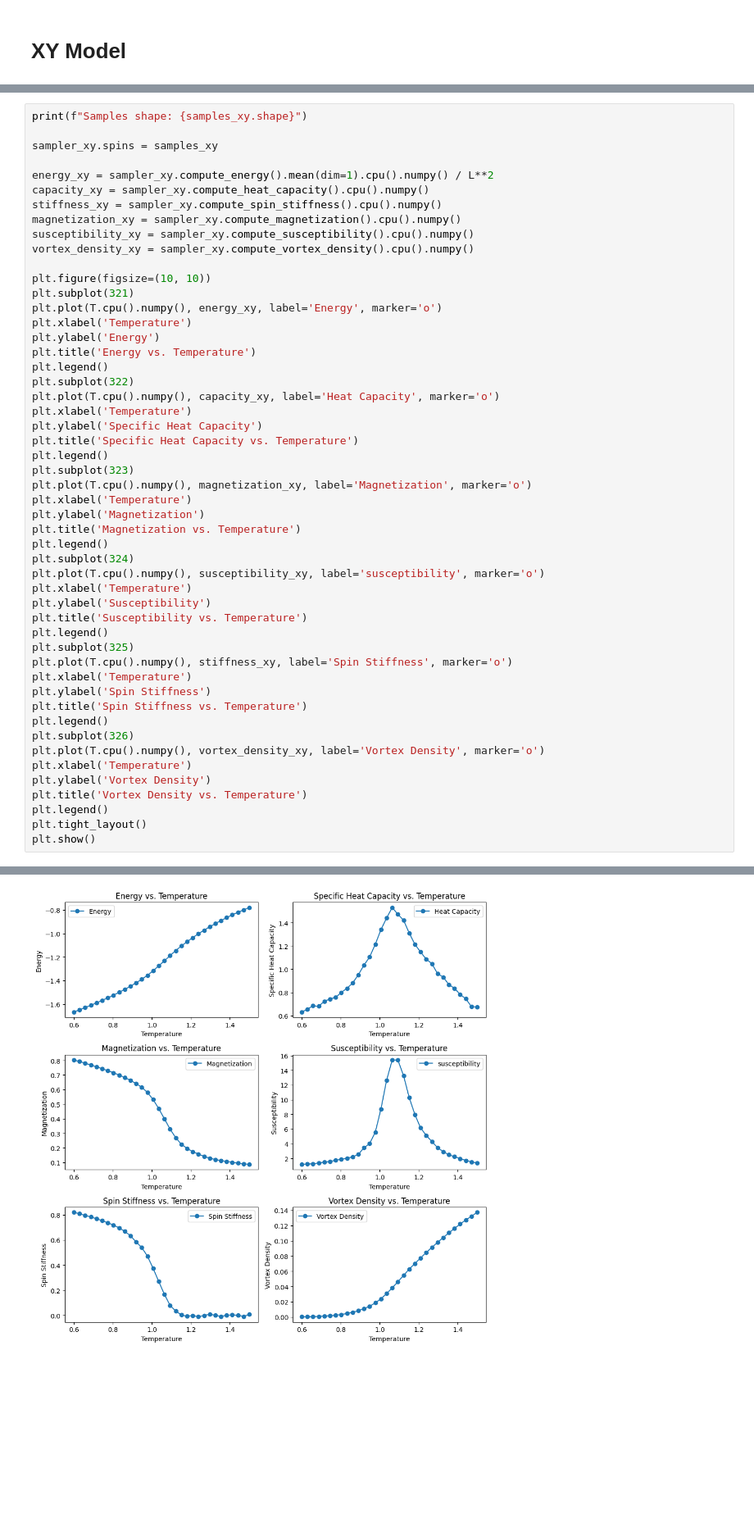
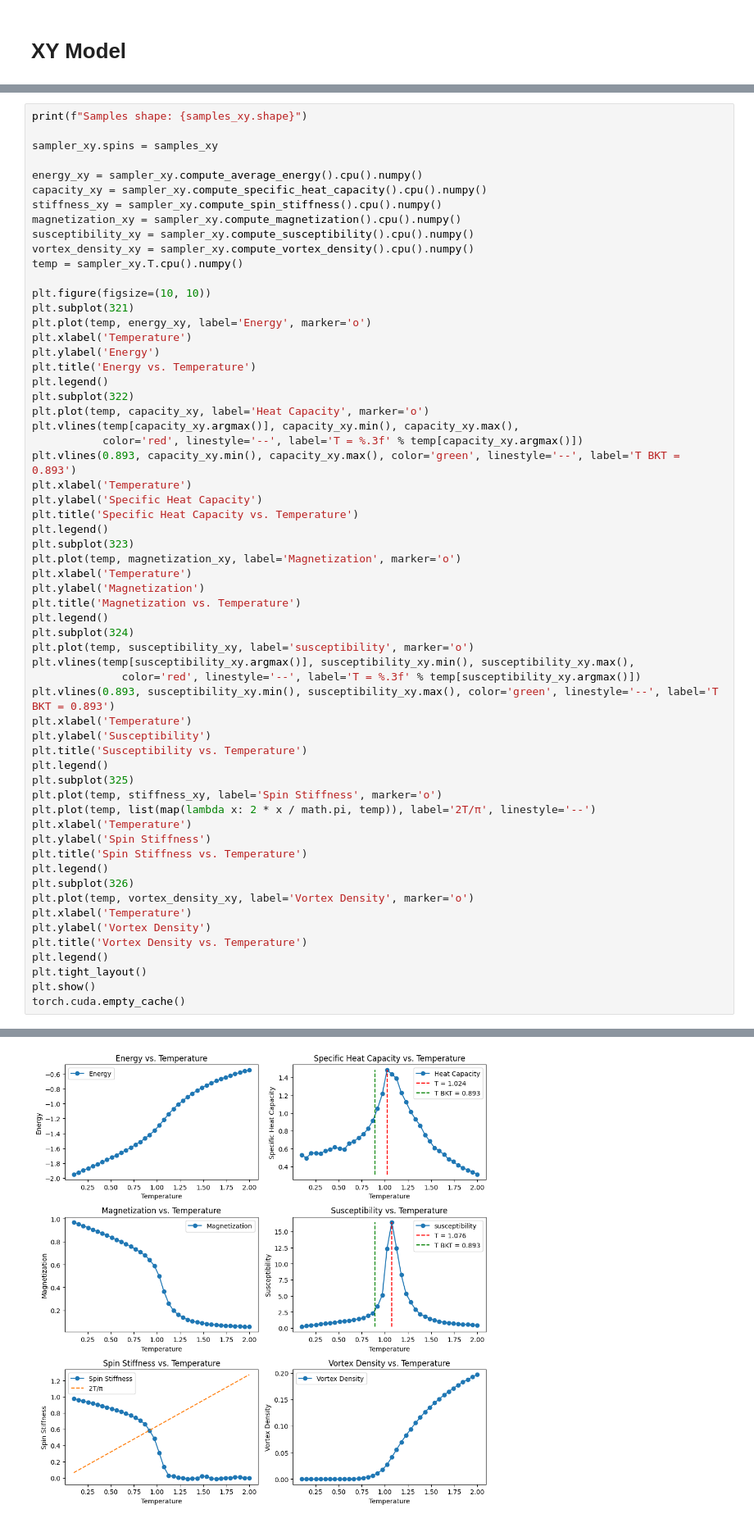
Before and after one commit to ToelUl/Thermal-Phase-Transition-MC-GPU-Simulation, a Jupyter notebook: gpu_mcmc_sampler.ipynb, the cells around one changed output, grey strips where cells are left out. Shown: that part at 82% size. Cells and saved outputs as stored; diff of their text form; blank space fills up the shorter version.

```diff
--- a/gpu_mcmc_sampler.ipynb
+++ b/gpu_mcmc_sampler.ipynb
@@ -954,50 +1093,59 @@ print(f"Samples shape: {samples_xy.shape}")
 
 sampler_xy.spins = samples_xy
 
-energy_xy = sampler_xy.compute_energy().mean(dim=1).cpu().numpy() / L**2
-capacity_xy = sampler_xy.compute_heat_capacity().cpu().numpy()
+energy_xy = sampler_xy.compute_average_energy().cpu().numpy()
+capacity_xy = sampler_xy.compute_specific_heat_capacity().cpu().numpy()
 stiffness_xy = sampler_xy.compute_spin_stiffness().cpu().numpy()
 magnetization_xy = sampler_xy.compute_magnetization().cpu().numpy()
 susceptibility_xy = sampler_xy.compute_susceptibility().cpu().numpy()
 vortex_density_xy = sampler_xy.compute_vortex_density().cpu().numpy()
+temp = sampler_xy.T.cpu().numpy()
 
 plt.figure(figsize=(10, 10))
 plt.subplot(321)
-plt.plot(T.cpu().numpy(), energy_xy, label='Energy', marker='o')
+plt.plot(temp, energy_xy, label='Energy', marker='o')
 plt.xlabel('Temperature')
 plt.ylabel('Energy')
 plt.title('Energy vs. Temperature')
 plt.legend()
 plt.subplot(322)
-plt.plot(T.cpu().numpy(), capacity_xy, label='Heat Capacity', marker='o')
+plt.plot(temp, capacity_xy, label='Heat Capacity', marker='o')
+plt.vlines(temp[capacity_xy.argmax()], capacity_xy.min(), capacity_xy.max(),
+           color='red', linestyle='--', label='T = %.3f' % temp[capacity_xy.argmax()])
+plt.vlines(0.893, capacity_xy.min(), capacity_xy.max(), color='green', linestyle='--', label='T BKT = 0.893')
 plt.xlabel('Temperature')
 plt.ylabel('Specific Heat Capacity')
 plt.title('Specific Heat Capacity vs. Temperature')
 plt.legend()
 plt.subplot(323)
-plt.plot(T.cpu().numpy(), magnetization_xy, label='Magnetization', marker='o')
+plt.plot(temp, magnetization_xy, label='Magnetization', marker='o')
 plt.xlabel('Temperature')
 plt.ylabel('Magnetization')
 plt.title('Magnetization vs. Temperature')
 plt.legend()
 plt.subplot(324)
-plt.plot(T.cpu().numpy(), susceptibility_xy, label='susceptibility', marker='o')
+plt.plot(temp, susceptibility_xy, label='susceptibility', marker='o')
+plt.vlines(temp[susceptibility_xy.argmax()], susceptibility_xy.min(), susceptibility_xy.max(),
+              color='red', linestyle='--', label='T = %.3f' % temp[susceptibility_xy.argmax()])
+plt.vlines(0.893, susceptibility_xy.min(), susceptibility_xy.max(), color='green', linestyle='--', label='T BKT = 0.893')
 plt.xlabel('Temperature')
 plt.ylabel('Susceptibility')
 plt.title('Susceptibility vs. Temperature')
 plt.legend()
 plt.subplot(325)
-plt.plot(T.cpu().numpy(), stiffness_xy, label='Spin Stiffness', marker='o')
+plt.plot(temp, stiffness_xy, label='Spin Stiffness', marker='o')
+plt.plot(temp, list(map(lambda x: 2 * x / math.pi, temp)), label='2T/π', linestyle='--')
 plt.xlabel('Temperature')
 plt.ylabel('Spin Stiffness')
 plt.title('Spin Stiffness vs. Temperature')
 plt.legend()
 plt.subplot(326)
-plt.plot(T.cpu().numpy(), vortex_density_xy, label='Vortex Density', marker='o')
+plt.plot(temp, vortex_density_xy, label='Vortex Density', marker='o')
 plt.xlabel('Temperature')
 plt.ylabel('Vortex Density')
 plt.title('Vortex Density vs. Temperature')
 plt.legend()
 plt.tight_layout()
 plt.show()
+torch.cuda.empty_cache()
 # %% [output]
@@ -1005 +1153 @@ Samples shape: torch.Size([32, 9000, 32, 32])
-[figure, old version]
+[figure, new version]
```
Also changed, not shown: parts of 13 cells of this notebook, 4 other files.
